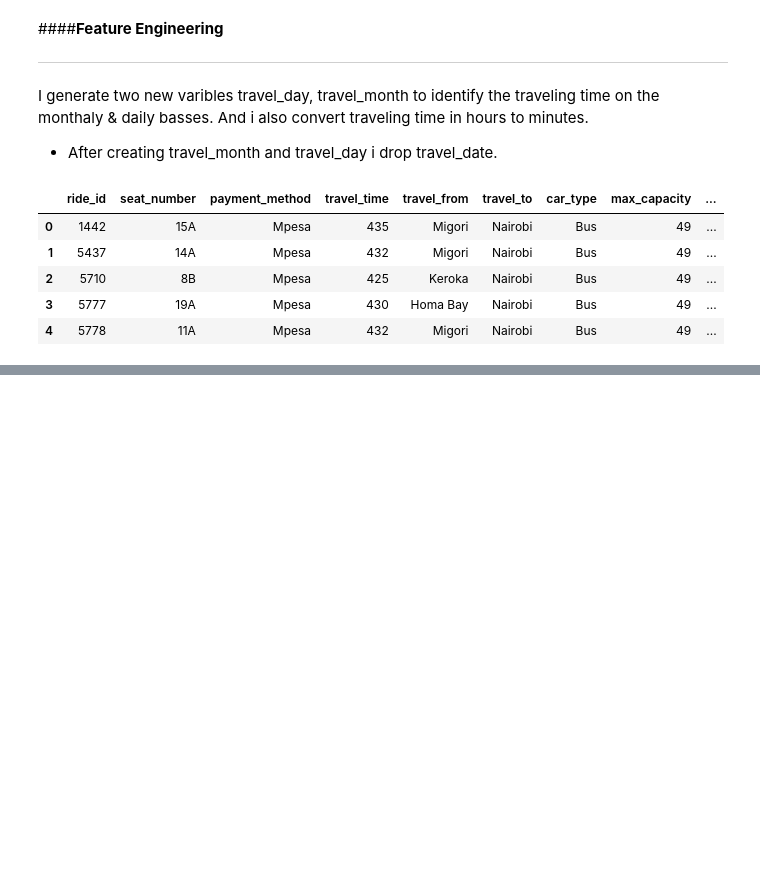
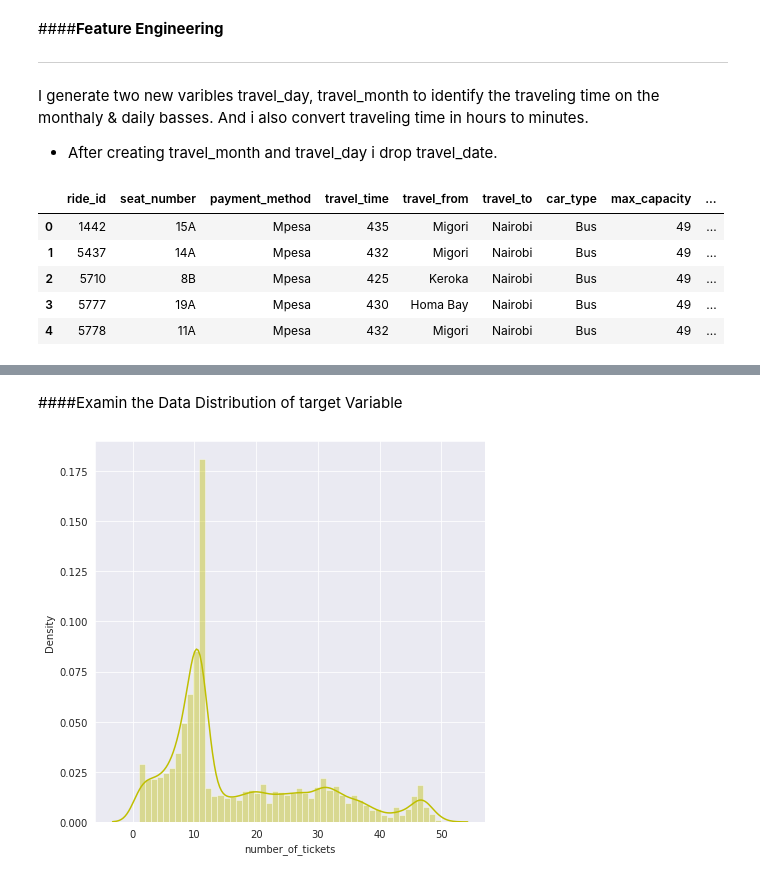
Before and after one commit to Ravinder-Kumar-M/Transport-Demand-Prediction, a Jupyter notebook: Demand_Prediction_for_Public_Transport_Capstone_Project.ipynb, the cells around one changed output, grey strips where cells are left out. Saved outputs shown, nothing was run; the diff lists cells and outputs as text; code cells hidden in the pictures; blank space fills up the shorter version.

Commit message:
Analysing Target Variable

```diff
--- a/Demand_Prediction_for_Public_Transport_Capstone_Project.ipynb
+++ b/Demand_Prediction_for_Public_Transport_Capstone_Project.ipynb
@@ -171,0 +189,10 @@ dataset['travel_time'] = dataset['travel_time'].apply(lambda x: 'Morning' if x <
+# %% [markdown]
+####Examin the Data Distribution of target Variable
+# %%
+target_var = dataset['number_of_tickets']
+# %%
+plt.figure(figsize=(7,7))
+sns.distplot(target_var, color='y')
+plt.show()
+# %% [output]
+[figure, added]
```
Also changed, not shown: parts of 2 cells of this notebook.
